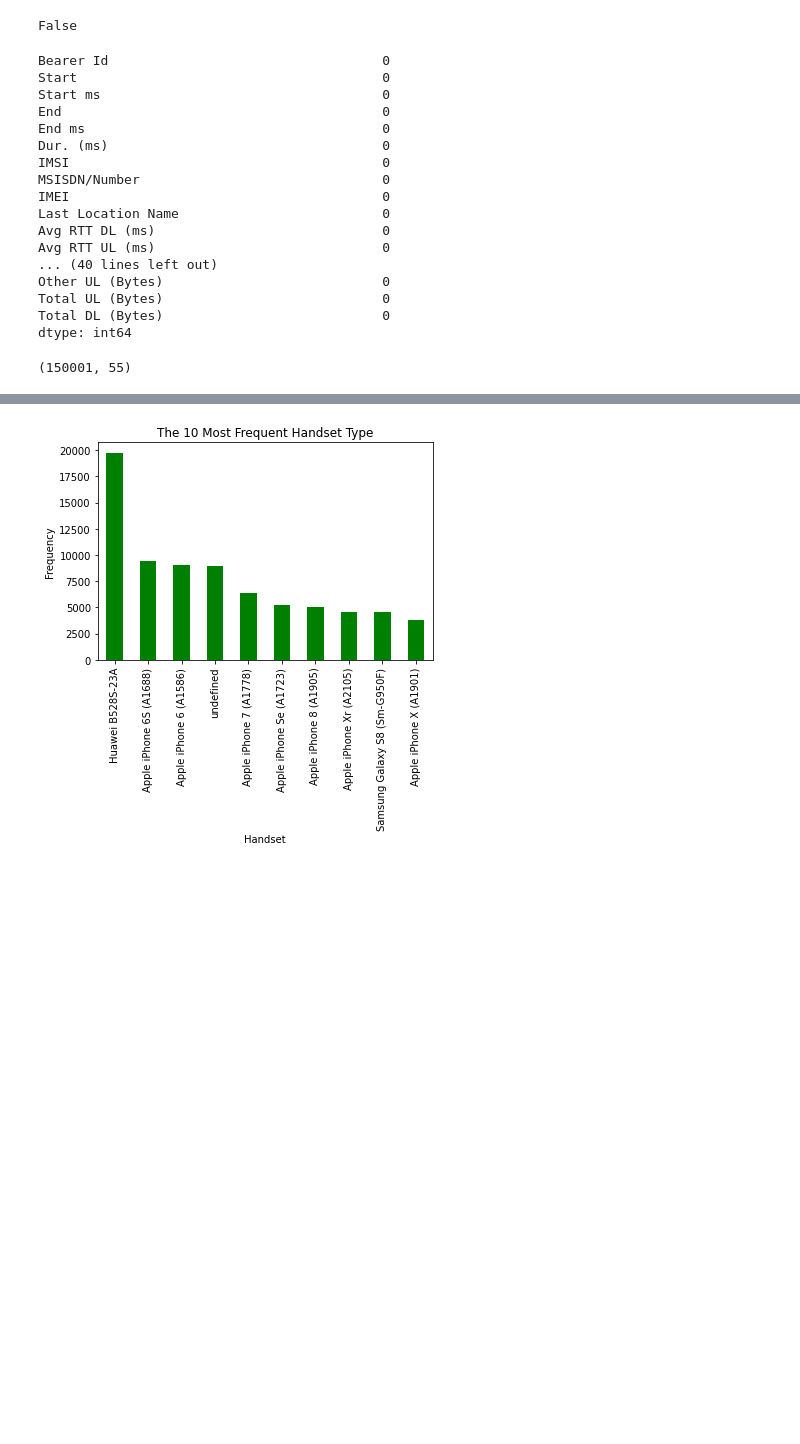
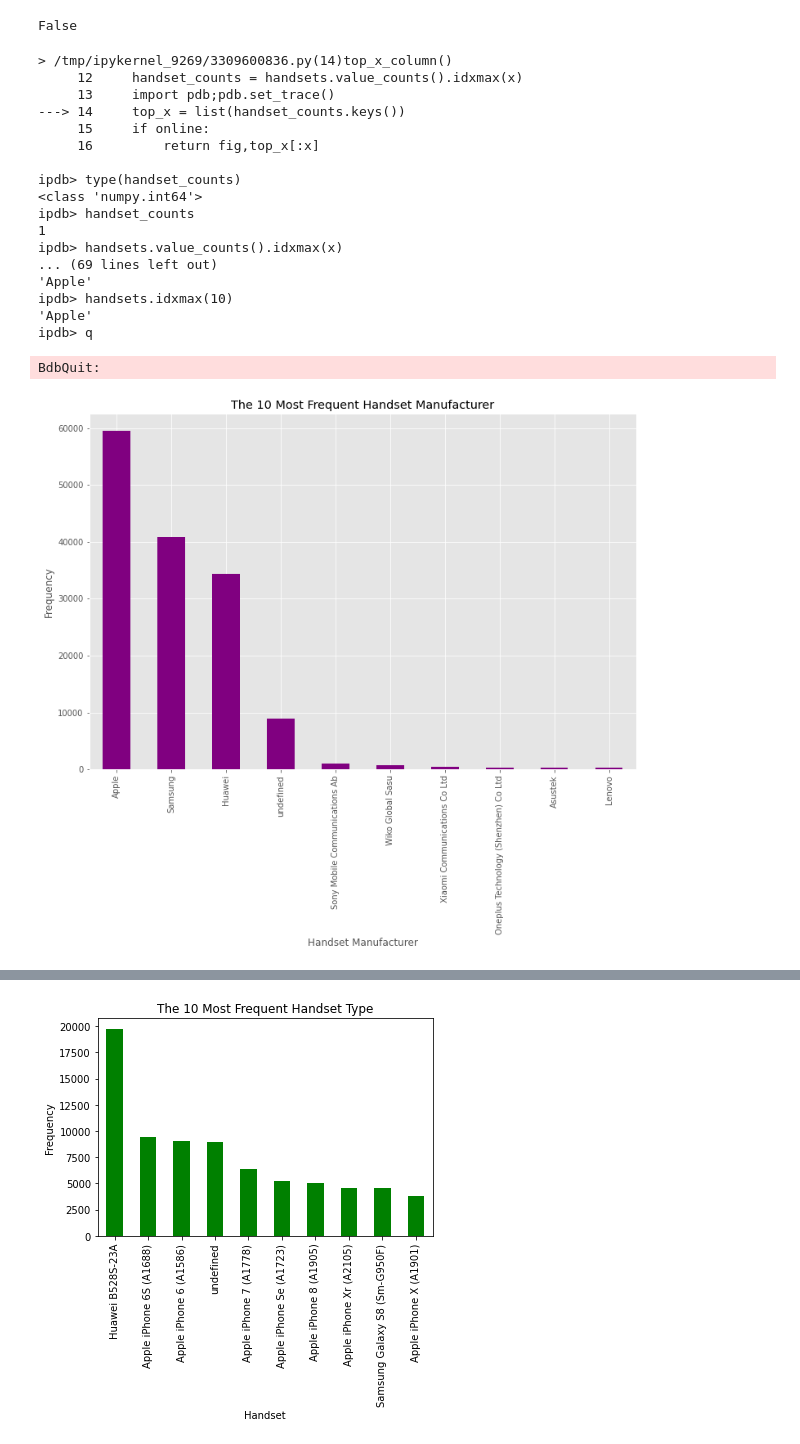
Before and after one commit to tutorialcreation/TelComChallenge, a Jupyter notebook: notebooks/Analysis.ipynb, the cells around one changed output, grey strips where cells are left out. Saved outputs shown, nothing was run; the diff lists cells and outputs as text; code cells hidden in the pictures; blank space fills up the shorter version.

Commit message:
added top x columns

```diff
--- a/notebooks/Analysis.ipynb
+++ b/notebooks/Analysis.ipynb
@@ -168,34 +174,49 @@ def handle_missing_values(df,x):
     return missing_percentage, df
 # %%
 # test the function
-missing_percentage,df_ = handle_missing_values(df,x=0.3)
+missing_percentage,df = handle_missing_values(df,x=0.3)
 True in df.isna().any().to_list()
 # %% [output]
 False
-# %%
-df_.isnull().sum()
-# %% [output]
-Bearer Id                                   0
-Start                                       0
-Start ms                                    0
-End                                         0
-End ms                                      0
-Dur. (ms)                                   0
-IMSI                                        0
-MSISDN/Number                               0
-IMEI                                        0
-Last Location Name                          0
-Avg RTT DL (ms)                             0
-Avg RTT UL (ms)                             0
-... (40 lines left out)
-Other UL (Bytes)                            0
-Total UL (Bytes)                            0
-Total DL (Bytes)                            0
-dtype: int64
-# %%
-df_.shape
-# %% [output]
-(150001, 55)
+# %%
+def top_x_column(df, x, column,color,online=False):
+    handsets_df = pd.DataFrame(columns = [column])
+    handsets_df['type'] = df[column].to_list()
+    handsets = handsets_df['type'].value_counts()
+    fig,ax = plt.subplots()
+    ax.tick_params(axis='x',labelsize=10)
+    ax.tick_params(axis='y',labelsize=10)
+    ax.set_xlabel(column)
+    ax.set_ylabel("Frequency")
+    ax.set_title(f"The {x} Most Frequent {column}")
+    handsets[:x].plot(ax=ax,kind='bar',color=color)
+    handset_counts = handsets.to_list
+    import pdb;pdb.set_trace()
+    top_x = list(handset_counts.keys())
+    if online:
+        return fig,top_x[:x]
+    else:
+        return top_x[:x]
 # %%
-### Check for misspellings, Inconsistent capitalization, and Incorrect punctuation and other typos and
-### make corrections.
+# identifying the top 10 handsets used by the customers.
+values = top_x_column(df,10,"Handset Manufacturer","purple")
+# %% [output]
+> /tmp/ipykernel_9269/3309600836.py(14)top_x_column()
+     12     handset_counts = handsets.value_counts().idxmax(x)
+     13     import pdb;pdb.set_trace()
+---> 14     top_x = list(handset_counts.keys())
+     15     if online:
+     16         return fig,top_x[:x]
+
+ipdb> type(handset_counts)
+<class 'numpy.int64'>
+ipdb> handset_counts
+1
+ipdb> handsets.value_counts().idxmax(x)
+... (69 lines left out)
+'Apple'
+ipdb> handsets.idxmax(10)
+'Apple'
+ipdb> q
+BdbQuit:
+[figure, added]
```
Also changed, not shown: parts of 19 cells of this notebook.
